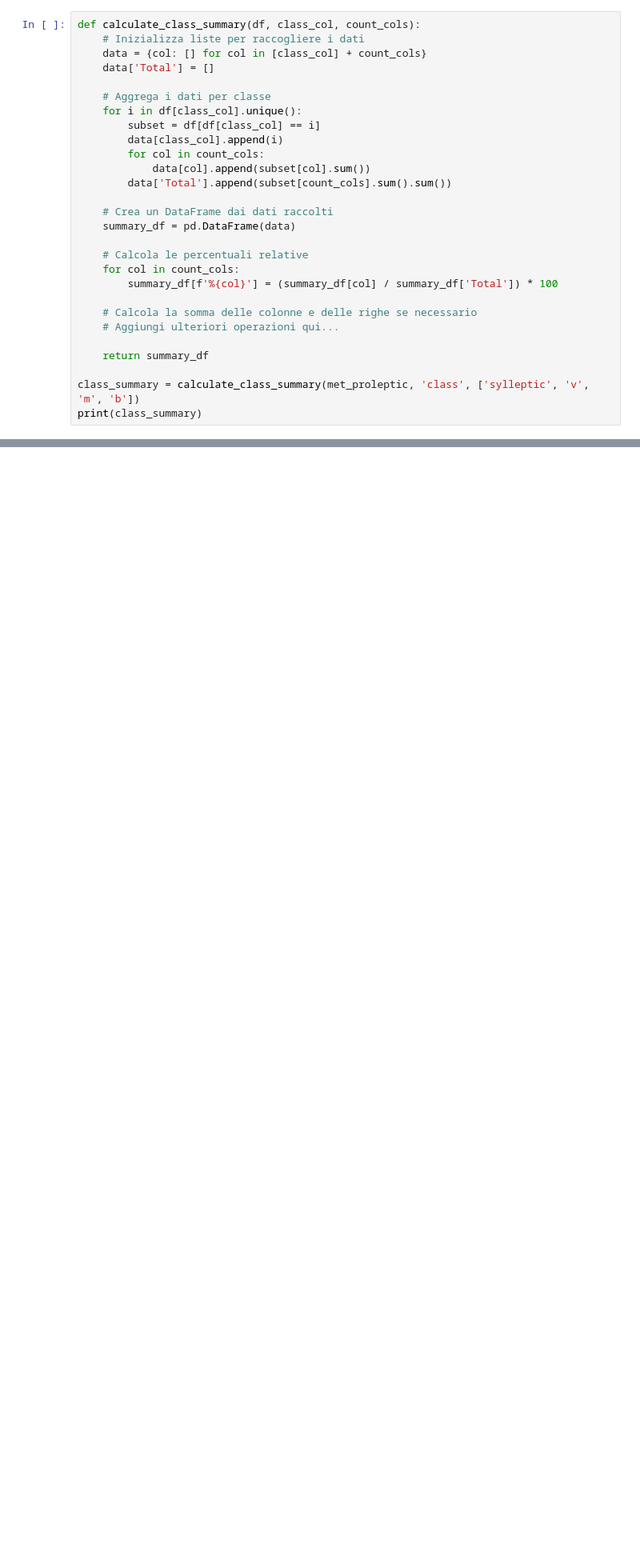
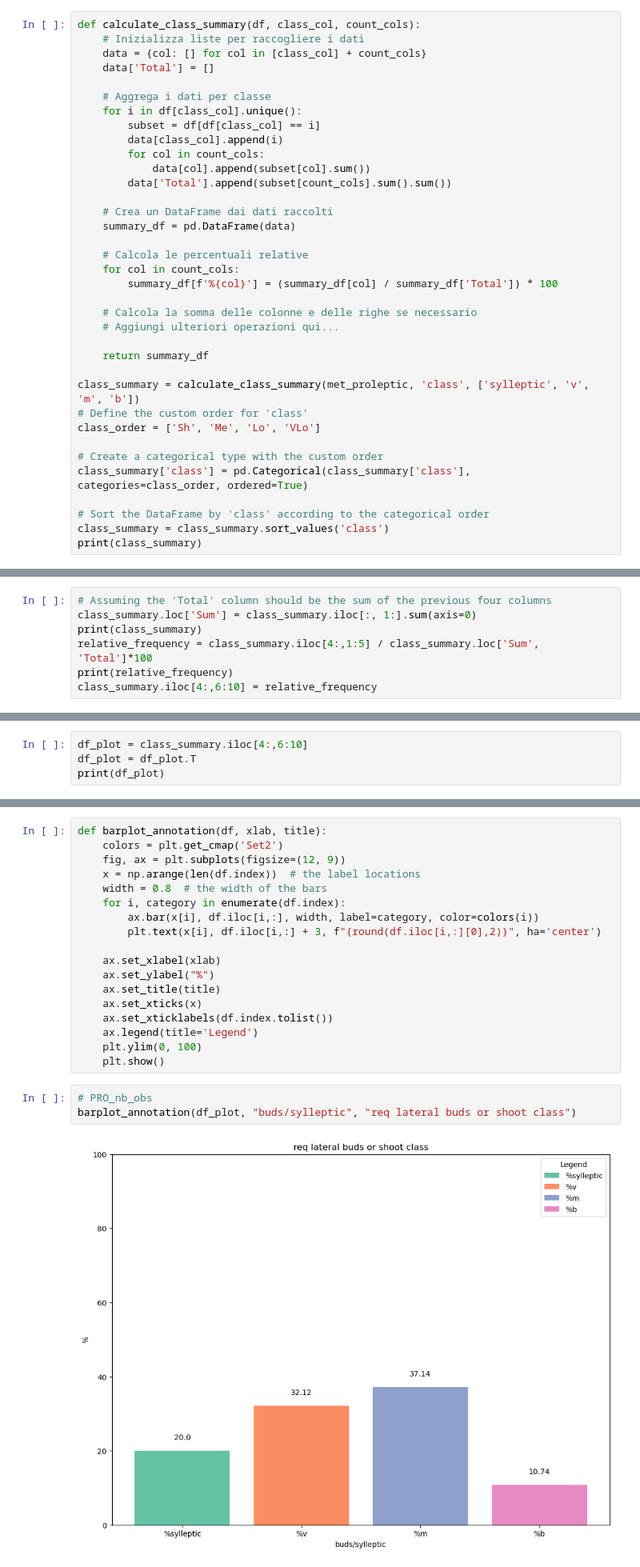
Before and after one commit to Corilana/L-HAZELNUT, a Jupyter notebook: Own_rooted_young/Scripts/Exploratory_analyses/Lateral_buds.ipynb, the cells around one changed output, grey strips where cells are left out. Shown at 80% size. Saved outputs shown, nothing was run; the diff lists cells and outputs as text; blank space fills up the shorter version.

```diff
--- a/Own_rooted_young/Scripts/Exploratory_analyses/Lateral_buds.ipynb
+++ b/Own_rooted_young/Scripts/Exploratory_analyses/Lateral_buds.ipynb
@@ -254,6 +256,14 @@ def calculate_class_summary(df, class_col, count_cols):
     return summary_df
 
 class_summary = calculate_class_summary(met_proleptic, 'class', ['sylleptic', 'v', 'm', 'b'])
+# Define the custom order for 'class'
+class_order = ['Sh', 'Me', 'Lo', 'VLo']
+
+# Create a categorical type with the custom order
+class_summary['class'] = pd.Categorical(class_summary['class'], categories=class_order, ordered=True)
+
+# Sort the DataFrame by 'class' according to the categorical order
+class_summary = class_summary.sort_values('class')
 print(class_summary)
 # %% [output]
   class  sylleptic    v    m   b  Total  %sylleptic         %v         %m  \
@@ -269,0 +350,7 @@ print(class_summary)
+# %%
+# Assuming the 'Total' column should be the sum of the previous four columns
+class_summary.loc['Sum'] = class_summary.iloc[:, 1:].sum(axis=0)
+print(class_summary)
+relative_frequency = class_summary.iloc[4:,1:5] / class_summary.loc['Sum', 'Total']*100
+print(relative_frequency)
+class_summary.iloc[4:,6:10] = relative_frequency
@@ -269,0 +373,4 @@ print(class_summary)
+# %%
+df_plot = class_summary.iloc[4:,6:10]
+df_plot = df_plot.T
+print(df_plot)
@@ -269,0 +383,23 @@ print(class_summary)
+# %%
+def barplot_annotation(df, xlab, title):
+    colors = plt.get_cmap('Set2')
+    fig, ax = plt.subplots(figsize=(12, 9))
+    x = np.arange(len(df.index))  # the label locations
+    width = 0.8  # the width of the bars
+    for i, category in enumerate(df.index):
+        ax.bar(x[i], df.iloc[i,:], width, label=category, color=colors(i))
+        plt.text(x[i], df.iloc[i,:] + 3, f"{round(df.iloc[i,:][0],2)}", ha='center')
+
+    ax.set_xlabel(xlab)
+    ax.set_ylabel("%")
+    ax.set_title(title)
+    ax.set_xticks(x)
+    ax.set_xticklabels(df.index.tolist())
+    ax.legend(title='Legend')
+    plt.ylim(0, 100)
+    plt.show()
+# %%
+# PRO_nb_obs
+barplot_annotation(df_plot, "buds/sylleptic", "req lateral buds or shoot class")
+# %% [output]
+[figure, added]
```
Also changed, not shown: parts of 41 cells of this notebook, 4 other files.
